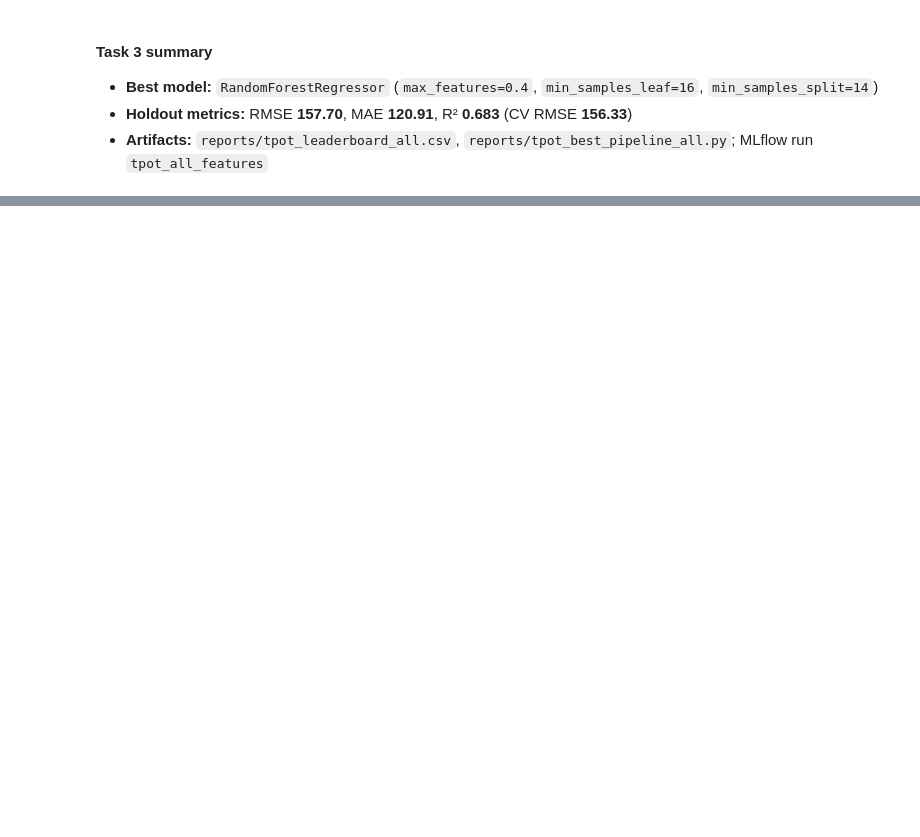
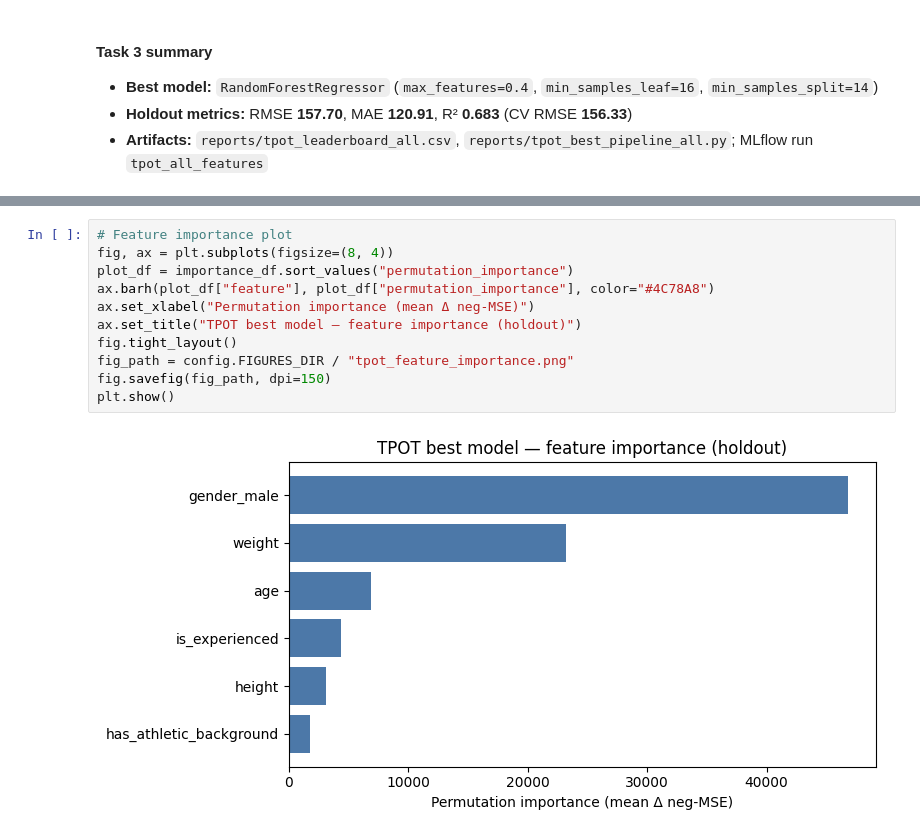
Before and after one commit to collin-k/mlops_assign3, a Jupyter notebook: notebooks/tpot_automl.ipynb, the cells around one changed output, grey strips where cells are left out. Cells and saved outputs as stored; diff of their text form; blank space fills up the shorter version.

```diff
--- a/notebooks/tpot_automl.ipynb
+++ b/notebooks/tpot_automl.ipynb
@@ -308,0 +355,13 @@ Primary validation metric (holdout RMSE): 157.6968
+# %%
+# Feature importance plot
+fig, ax = plt.subplots(figsize=(8, 4))
+plot_df = importance_df.sort_values("permutation_importance")
+ax.barh(plot_df["feature"], plot_df["permutation_importance"], color="#4C78A8")
+ax.set_xlabel("Permutation importance (mean Δ neg-MSE)")
+ax.set_title("TPOT best model — feature importance (holdout)")
+fig.tight_layout()
+fig_path = config.FIGURES_DIR / "tpot_feature_importance.png"
+fig.savefig(fig_path, dpi=150)
+plt.show()
+# %% [output]
+[figure, added]
```
Also changed, not shown: parts of 16 cells of this notebook, 1 other file.
